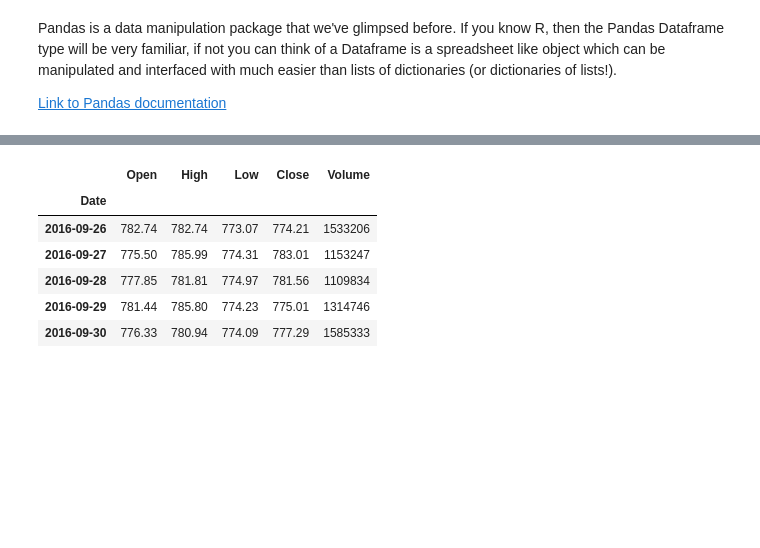
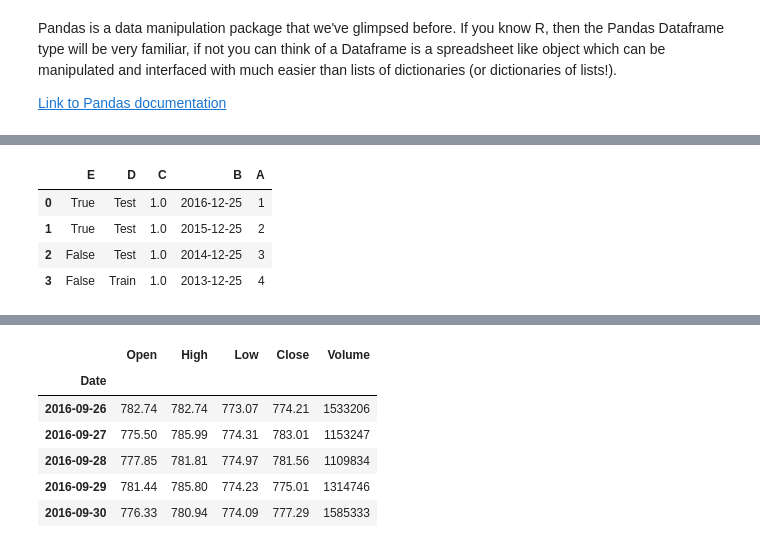
Before and after one commit to tomsherborne/learn-python, a Jupyter notebook: lesson6.ipynb, the cells around one changed output, grey strips where cells are left out. Cells and saved outputs as stored; diff of their text form; code cells hidden in the pictures; blank space fills up the shorter version.

```diff
--- a/lesson6.ipynb
+++ b/lesson6.ipynb
@@ -320,0 +384,9 @@ Pandas is a data manipulation package that we've glimpsed before. If you know R,
+# %%
+# We can sort and organise our dataframe based upon defined regions
+df2.sort_index(axis=1,ascending=False)
+# %% [output]
+|  | E | D | C | B | A |
+| 0 | True | Test | 1.0 | 2016-12-25 | 1 |
+| 1 | True | Test | 1.0 | 2015-12-25 | 2 |
+| 2 | False | Test | 1.0 | 2014-12-25 | 3 |
+| 3 | False | Train | 1.0 | 2013-12-25 | 4 |
```
Also changed, not shown: parts of 15 cells of this notebook.
